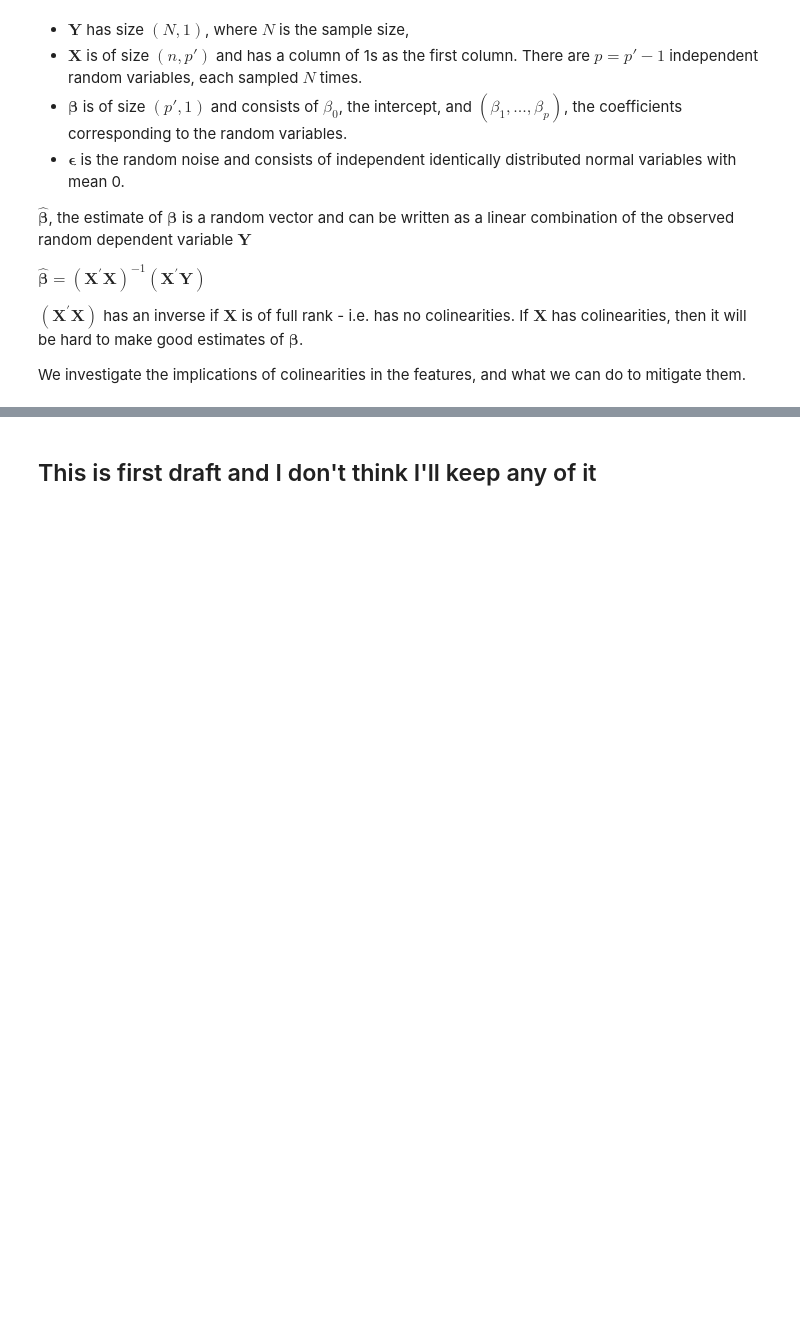
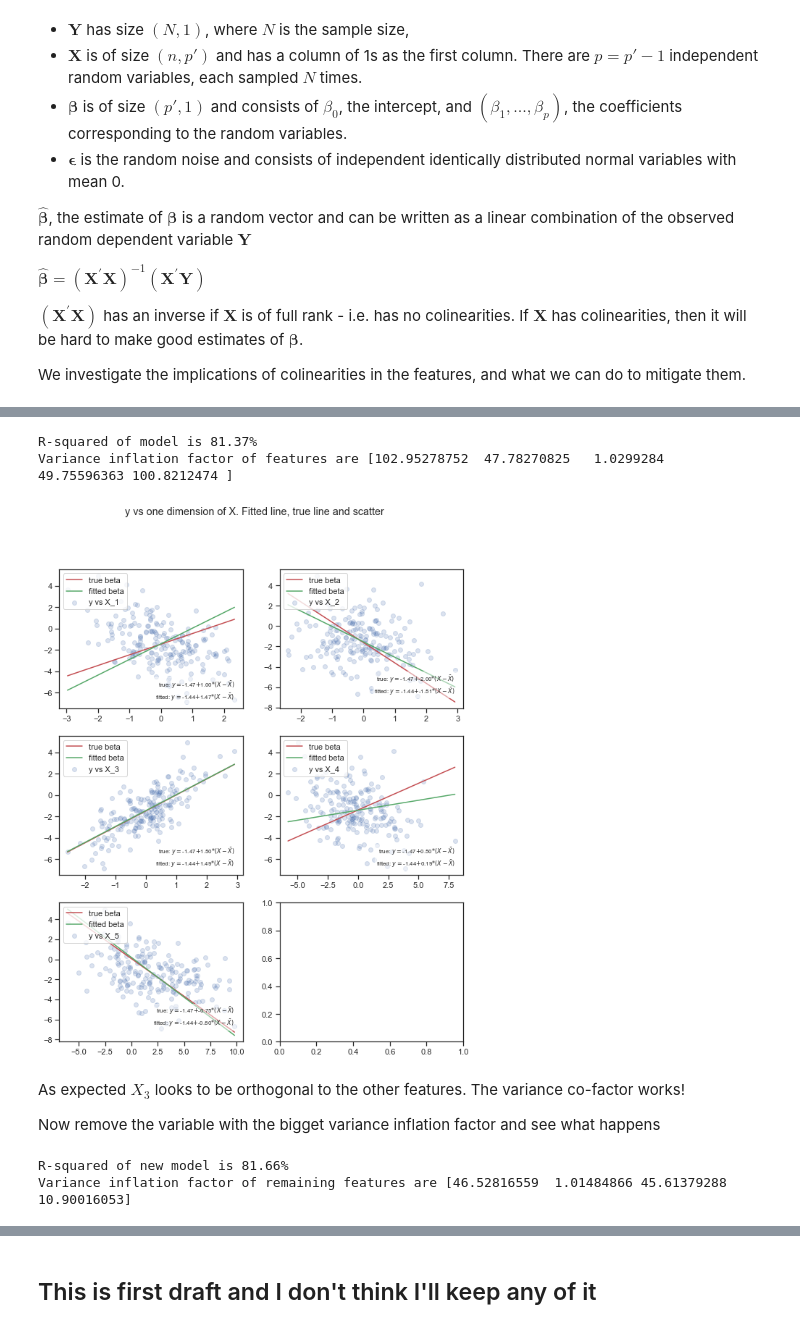
Before and after one commit to alexxcollins/AI_INM702_collab, a Jupyter notebook: task2/nb/collinearity.ipynb, the cells around one changed output, grey strips where cells are left out. Cells and saved outputs as stored; diff of their text form; code cells hidden in the pictures; blank space fills up the shorter version.

```diff
--- a/task2/nb/collinearity.ipynb
+++ b/task2/nb/collinearity.ipynb
@@ -70,2 +35,0 @@ def colinear_test():
-# %%
-test = colinear_test()
@@ -122,0 +50,33 @@ R^2 = 0.8075805845152002
+# %%
+def create_colinear_model():
+    test = ColinearX(N=200, beta=(0, 1, -2, 1.5), noise_var=1, random_seed=42)
+    test.generate_X(co_type="pairwise correlation", mean=(0, 0, 0), cov=0)
+    test.add_linear_combination(i_list=[1, 2], beta=(0, 1, 2), y_beta=0.5, noise_var=0.1)
+    test.add_linear_combination(i_list=[1, 2], beta=(2, 3, -1), y_beta=-0.75, noise_var=0.1)
+    test.generate_y()
+    test.train_test_split()
+    test.fit()
+    print("R-squared of model is {:.2%}".format(test.score))
+    print("Variance inflation factor of features are {}\n".format(test.variance_inflation_factor(test.X)))
+    return test
+colinear = create_colinear_model()
+colinear.plot2D()
+# test.plot_residuals()
+# %% [output]
+R-squared of model is 81.37%
+Variance inflation factor of features are [102.95278752  47.78270825   1.0299284   49.75596363 100.8212474 ]
+[figure, added]
+# %% [markdown]
+As expected $X_3$ looks to be orthogonal to the other features. The variance co-factor works!
+
+Now remove the variable with the bigget variance inflation factor and see what happens
+# %%
+colinear.remove_Xi(0)
+colinear.fit()
+# colinear.plot2D()
+model_less5 = colinear.score.copy()
+print("R-squared of new model is {:.2%}".format(colinear.score))
+print("Variance inflation factor of remaining features are {}".format(colinear.variance_inflation_factor(colinear.X)))
+# %% [output]
+R-squared of new model is 81.66%
+Variance inflation factor of remaining features are [46.52816559  1.01484866 45.61379288 10.90016053]
```
Also changed, not shown: parts of 36 cells of this notebook, 18 other files.
